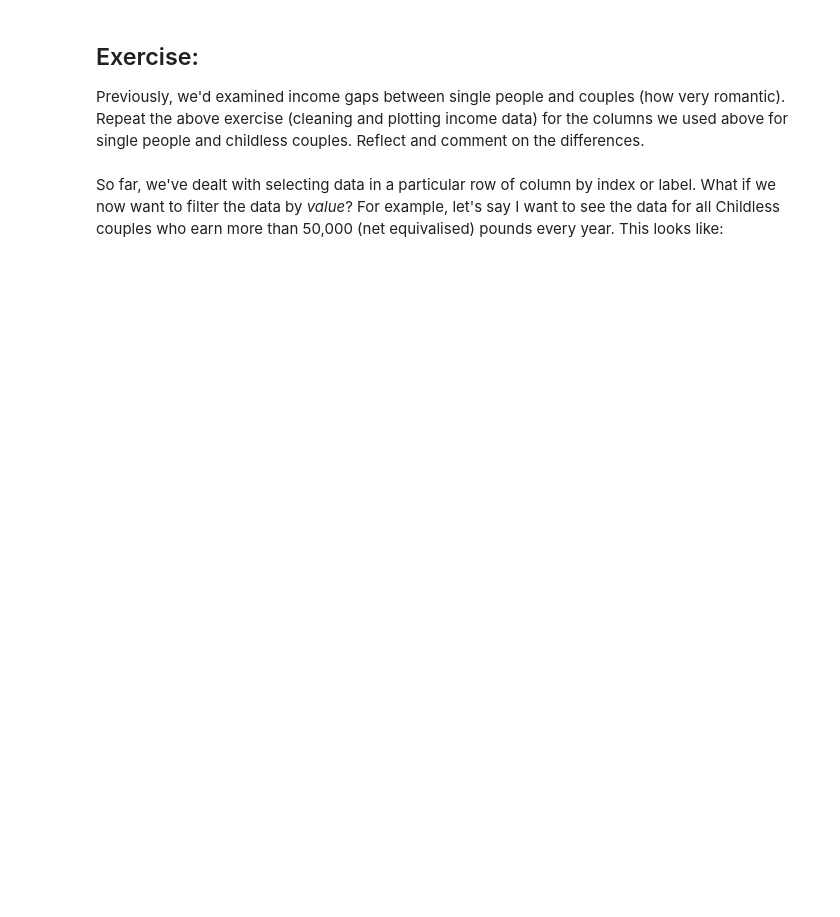
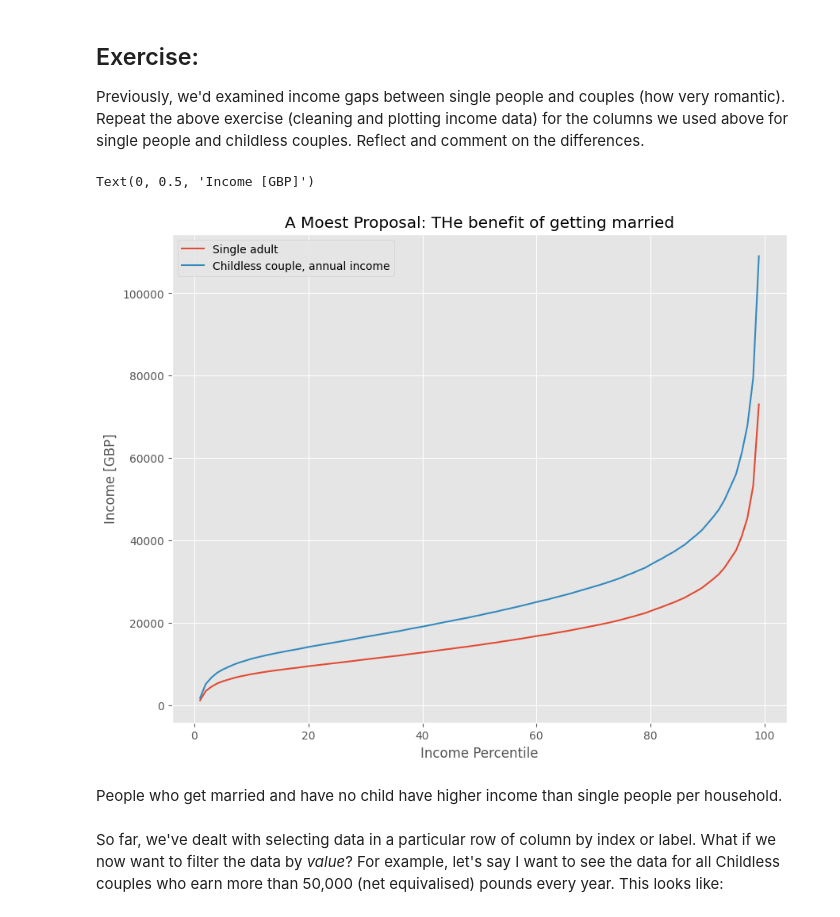
Before and after one commit to pppppenny/QM2, a Jupyter notebook: notebooks/W02. Pandas.ipynb, the cells around one changed output. Cells and saved outputs as stored; diff of their text form; code cells hidden in the pictures; blank space fills up the shorter version.

```diff
--- a/notebooks/W02. Pandas.ipynb
+++ b/notebooks/W02. Pandas.ipynb
@@ -311,3 +332,19 @@ Add your reflection here.
+# %%
+from pyparsing import Regex
+cc = income[['Single adult','Childless couple, annual income']]
+cc.head()
+cc= cc.replace(',','',regex=True)
+cc= cc.replace('-','NaN',regex= True).astype('float')
+cc.head()
+cc.plot()
+plt.title('A Moest Proposal: THe benefit of getting married')
+plt.xlabel('Income Percentile')
+plt.ylabel('Income [GBP]')
+# %% [output]
+Text(0, 0.5, 'Income [GBP]')
+[figure, added]
+# %% [markdown]
+People who get married and have no child have higher income than single people per household.
 # %% [markdown]
 So far, we've dealt with selecting data in a particular row of column by index or label. What if we now want to filter the data by *value*? For example, let's say I want to see the data for all Childless couples who earn more than 50,000 (net equivalised) pounds every year. This looks like:
 # %%
```
Also changed, not shown: parts of 18 cells of this notebook.
